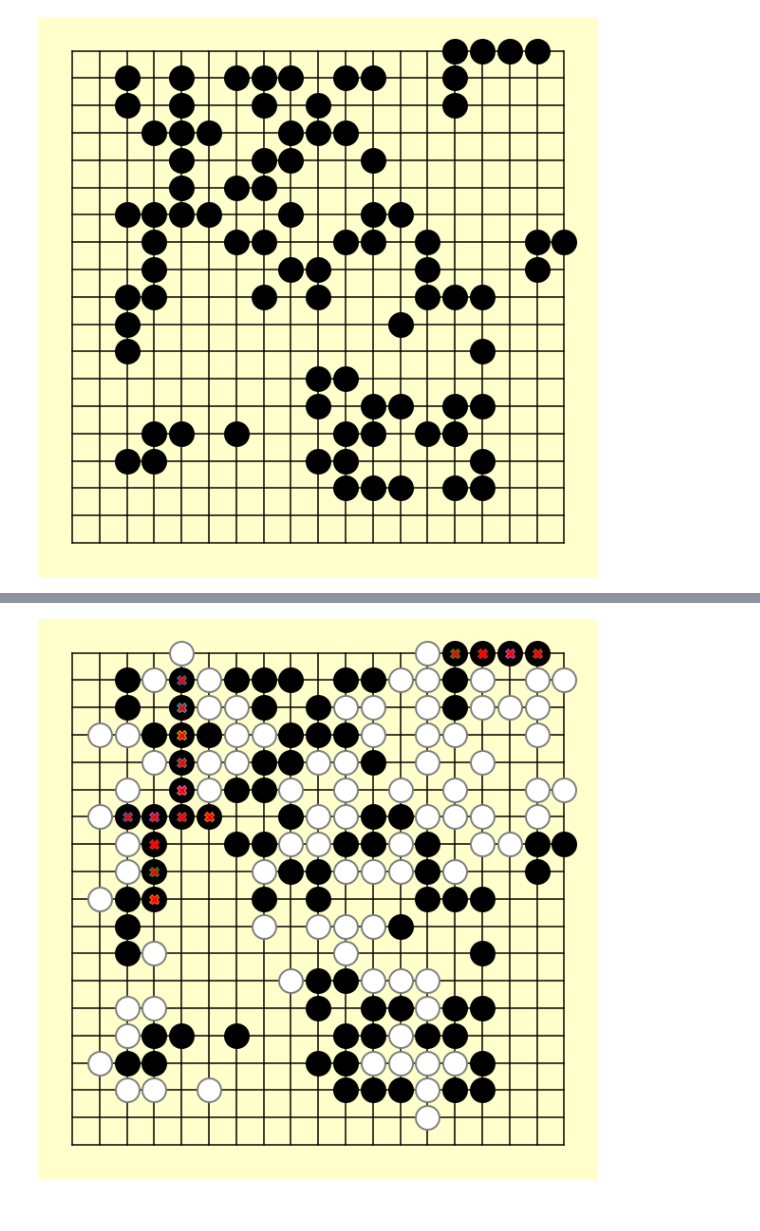
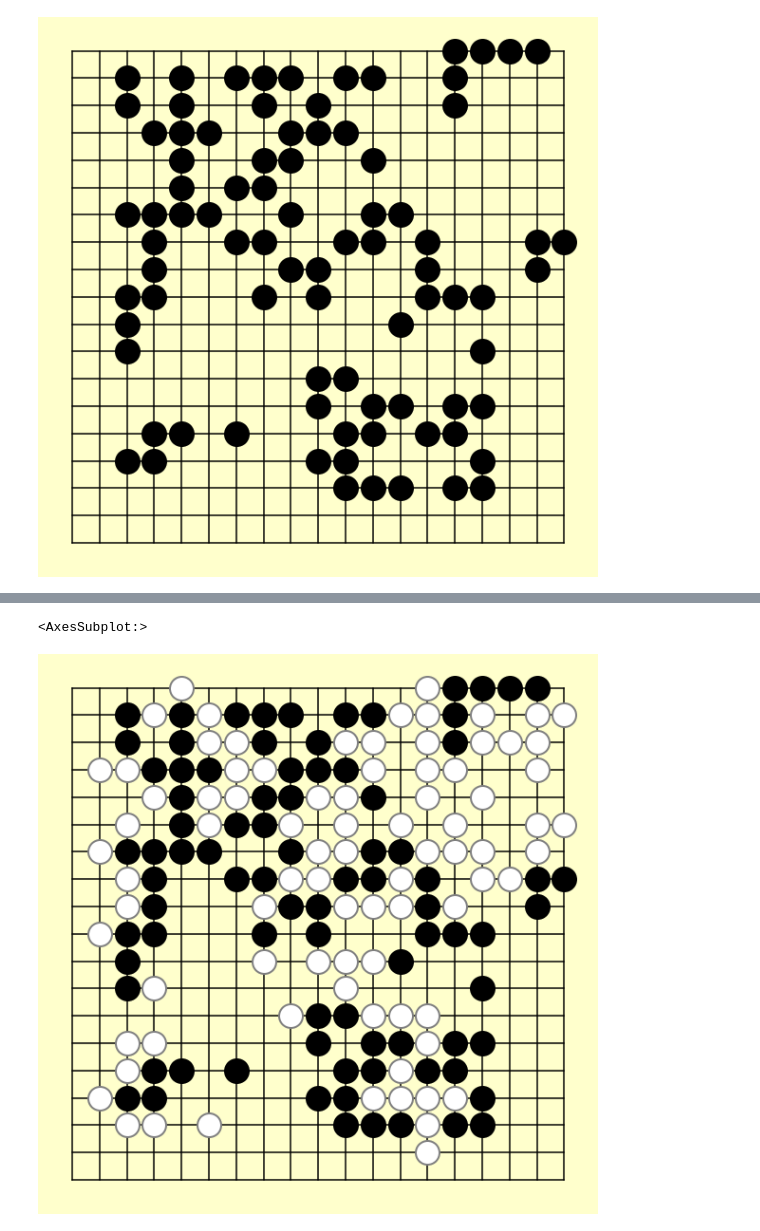
Before and after one commit to AndreHe02/go-probe, a Jupyter notebook: handcrafted_features.ipynb, the cells around one changed output, grey strips where cells are left out. Cells and saved outputs as stored; diff of their text form; code cells hidden in the pictures.

```diff
--- a/handcrafted_features.ipynb
+++ b/handcrafted_features.ipynb
@@ -3,42 +3,3 @@ import pickle as pkl
 import numpy as np
 with open('data/filtered_annotations.pkl', 'rb') as file:
     annotations = pkl.load(file)
-# %%
-import matplotlib.pyplot as plt
-
-def draw_go_board(b_board, w_board):
-    # create a 8" x 8" board
-    fig = plt.figure(figsize=[8,8])
-    fig.patch.set_facecolor((1,1,.8))
-    ax = fig.add_subplot(111)
-
-    # draw the grid
-    for x in range(19):
-        ax.plot([x, x], [0,18], 'k')
-    for y in range(19):
-        ax.plot([0, 18], [y,y], 'k')
-
-    # scale the axis area to fill the whole figure
-    ax.set_position([0,0,1,1])
-
-    # get rid of axes and everything (the figure background will show through)
-    ax.set_axis_off()
-
-    # scale the plot area conveniently (the board is in 0,0..18,18)
-    ax.set_xlim(-1,19)
-    ax.set_ylim(-1,19)
-
-    # draw Go stones at (10,10) and (13,16)
-    def draw_stone(row, col, color):
-        if color == 'b':
-            ax.plot(row,col,'o',markersize=25, markeredgecolor=(0,0,0), markerfacecolor='k', markeredgewidth=2)
-        elif color == 'w':
-            ax.plot(row,col,'o',markersize=25, markeredgecolor=(.5,.5,.5), markerfacecolor='w', markeredgewidth=2)
-
-    for i in range(len(b_board)):
-        for j in range(len(b_board[0])):
-            if b_board[i][j]:
-                draw_stone(i, j, 'b')
-            if w_board[i][j]:
-                draw_stone(i, j, 'w')
-    return ax
@@ -178,7 +237,6 @@ s
 # %%
 b_board, w_board = annotations[1342]['board_state']
-Is = walls(b_board, w_board)
-ax = draw_go_board(b_board, w_board)
-draw_feat_map(Is, 'r', ax)
+draw_go_board(b_board, w_board, None)
 # %% [output]
+<AxesSubplot:>
-[figure, old version]
+[figure, new version]
```
Also changed, not shown: parts of 6 cells of this notebook, 22 other files.
